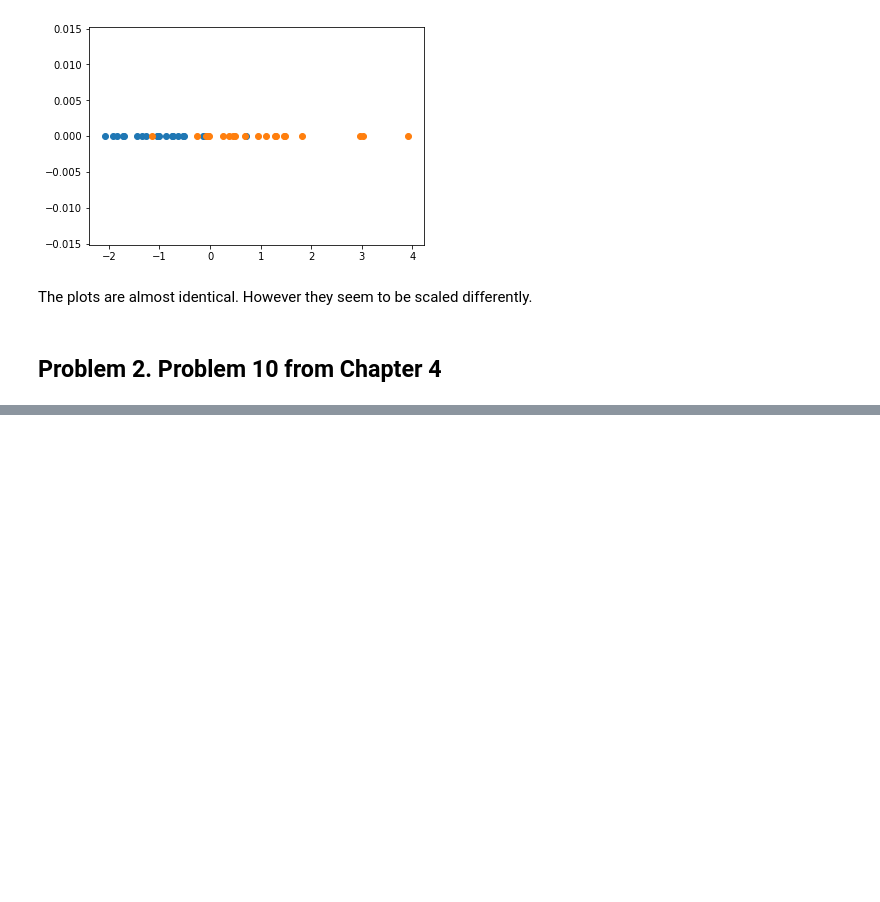
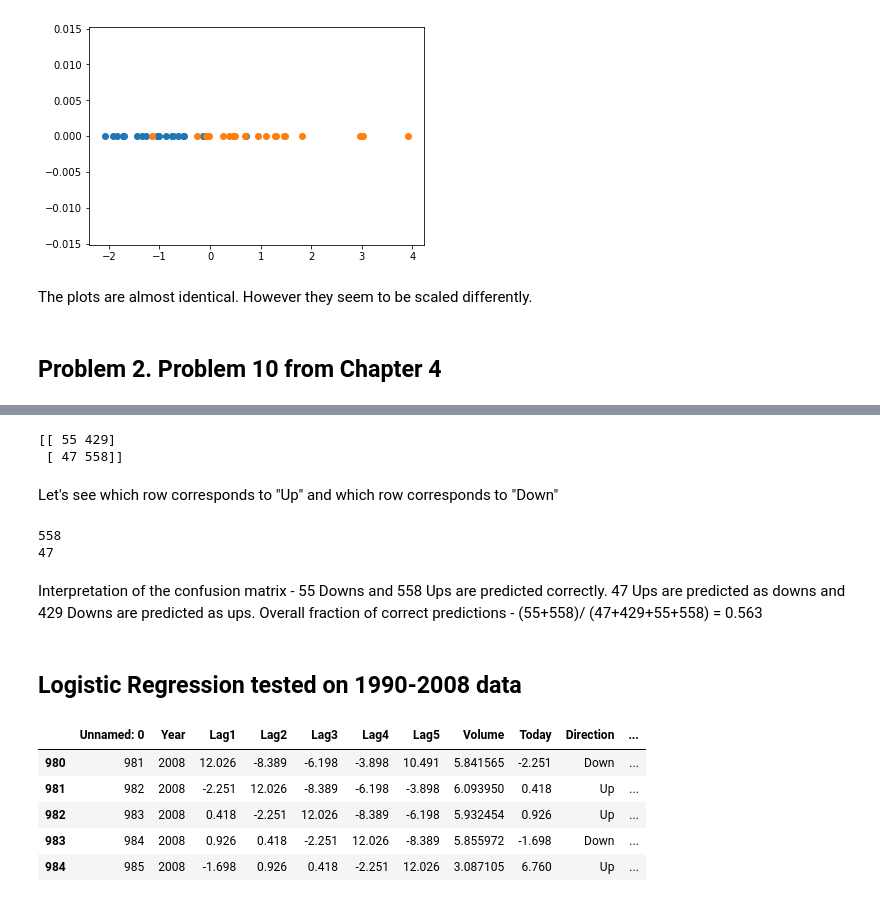
Before and after one commit to carolineeeyao/DSLAB, a Jupyter notebook: Lab5/Lab5.ipynb, the cells around one changed output, grey strips where cells are left out. Saved outputs shown, nothing was run; the diff lists cells and outputs as text; code cells hidden in the pictures; blank space fills up the shorter version.

```diff
--- a/Lab5/Lab5.ipynb
+++ b/Lab5/Lab5.ipynb
@@ -108,0 +230,36 @@ The plots are almost identical. However they seem to be scaled differently.
+# %%
+print(confusion_matrix(weekly["Direction"], results))
+# %% [output]
+[[ 55 429]
+ [ 47 558]]
+# %% [markdown]
+Let's see which row corresponds to "Up" and which row corresponds to "Down"
+# %%
+up_correct = 0
+up_errors = 0
+for num in range(1089):
+    if (weekly["Direction"][num]=="Up" and results[num]=="Up"):
+        up_correct+=1
+    if (weekly["Direction"][num]=="Up" and results[num]=="Down"):
+        up_errors +=1
+print(up_correct)
+print(up_errors)
+# %% [output]
+558
+47
+# %% [markdown]
+
+Interpretation of the confusion matrix - 55 Downs and 558 Ups are predicted correctly. 47 Ups are predicted as downs and 429 Downs are predicted as ups.
+Overall fraction of correct predictions - (55+558)/ (47+429+55+558) = 0.563
+# %% [markdown]
+## Logistic Regression tested on 1990-2008 data
+# %%
+pre_2009=weekly.loc[:984, :]
+pre_2009.tail()
+# %% [output]
+|  | Unnamed: 0 | Year | Lag1 | Lag2 | Lag3 | Lag4 | Lag5 | Volume | Today | Direction | ... |
+| 980 | 981 | 2008 | 12.026 | -8.389 | -6.198 | -3.898 | 10.491 | 5.841565 | -2.251 | Down | ... |
+| 981 | 982 | 2008 | -2.251 | 12.026 | -8.389 | -6.198 | -3.898 | 6.093950 | 0.418 | Up | ... |
+| 982 | 983 | 2008 | 0.418 | -2.251 | 12.026 | -8.389 | -6.198 | 5.932454 | 0.926 | Up | ... |
+| 983 | 984 | 2008 | 0.926 | 0.418 | -2.251 | 12.026 | -8.389 | 5.855972 | -1.698 | Down | ... |
+| 984 | 985 | 2008 | -1.698 | 0.926 | 0.418 | -2.251 | 12.026 | 3.087105 | 6.760 | Up | ... |
```
Also changed, not shown: parts of 44 cells of this notebook, 2 other files.
